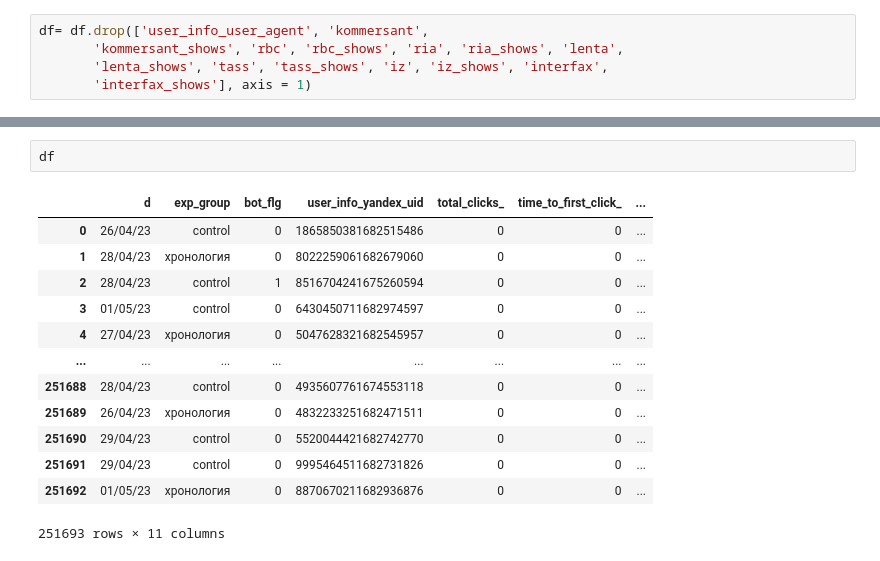
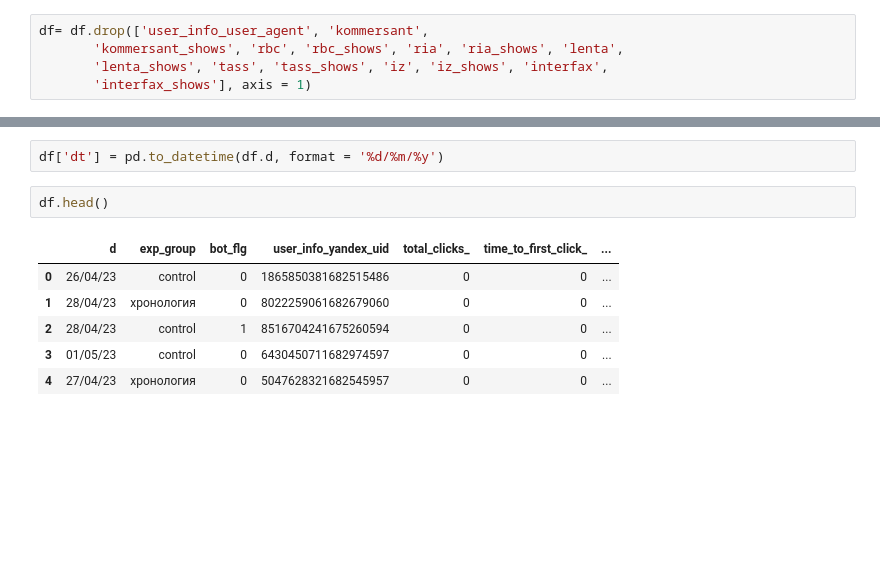
Before and after one commit to pileyan/HSE_Statistics_1, a Jupyter notebook: lect 10 CUPED/New test.ipynb, the cells around one changed output, grey strips where cells are left out. Saved outputs shown, nothing was run; the diff lists cells and outputs as text; blank space fills up the shorter version.

```diff
--- a/lect 10 CUPED/New test.ipynb
+++ b/lect 10 CUPED/New test.ipynb
@@ -32,16 +36,11 @@ df= df.drop(['user_info_user_agent', 'kommersant',
+# %%
+df['dt'] = pd.to_datetime(df.d, format = '%d/%m/%y')
 # %%
-df
+df.head()
 # %% [output]
 |  | d | exp_group | bot_flg | user_info_yandex_uid | total_clicks_ | time_to_first_click_ | ... |
 | 0 | 26/04/23 | control | 0 | 1865850381682515486 | 0 | 0 | ... |
 | 1 | 28/04/23 | хронология | 0 | 8022259061682679060 | 0 | 0 | ... |
 | 2 | 28/04/23 | control | 1 | 8516704241675260594 | 0 | 0 | ... |
 | 3 | 01/05/23 | control | 0 | 6430450711682974597 | 0 | 0 | ... |
 | 4 | 27/04/23 | хронология | 0 | 5047628321682545957 | 0 | 0 | ... |
-| ... | ... | ... | ... | ... | ... | ... | ... |
-| 251688 | 28/04/23 | control | 0 | 4935607761674553118 | 0 | 0 | ... |
-| 251689 | 26/04/23 | хронология | 0 | 4832233251682471511 | 0 | 0 | ... |
-| 251690 | 29/04/23 | control | 0 | 5520044421682742770 | 0 | 0 | ... |
-| 251691 | 29/04/23 | control | 0 | 9995464511682731826 | 0 | 0 | ... |
-| 251692 | 01/05/23 | хронология | 0 | 8870670211682936876 | 0 | 0 | ... |
-251693 rows × 11 columns
```
Also changed, not shown: parts of 15 cells of this notebook, 1 other file.
